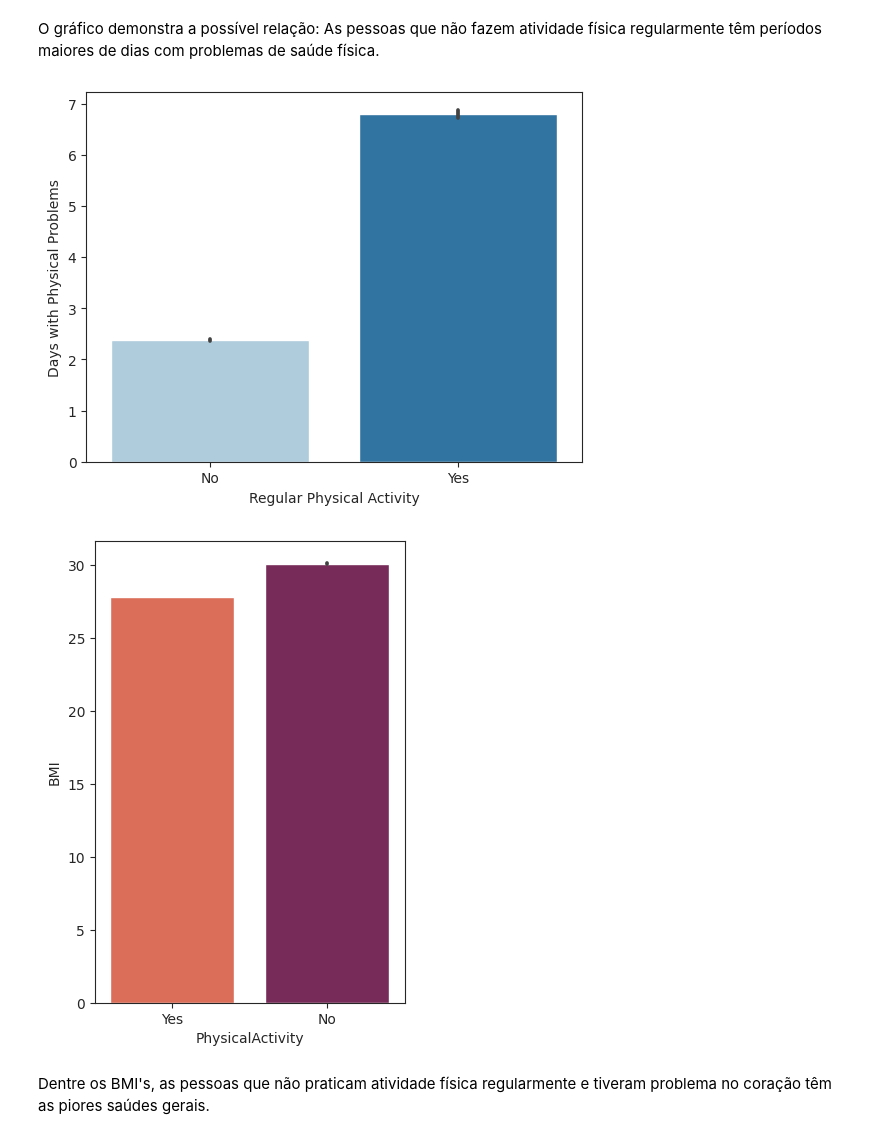
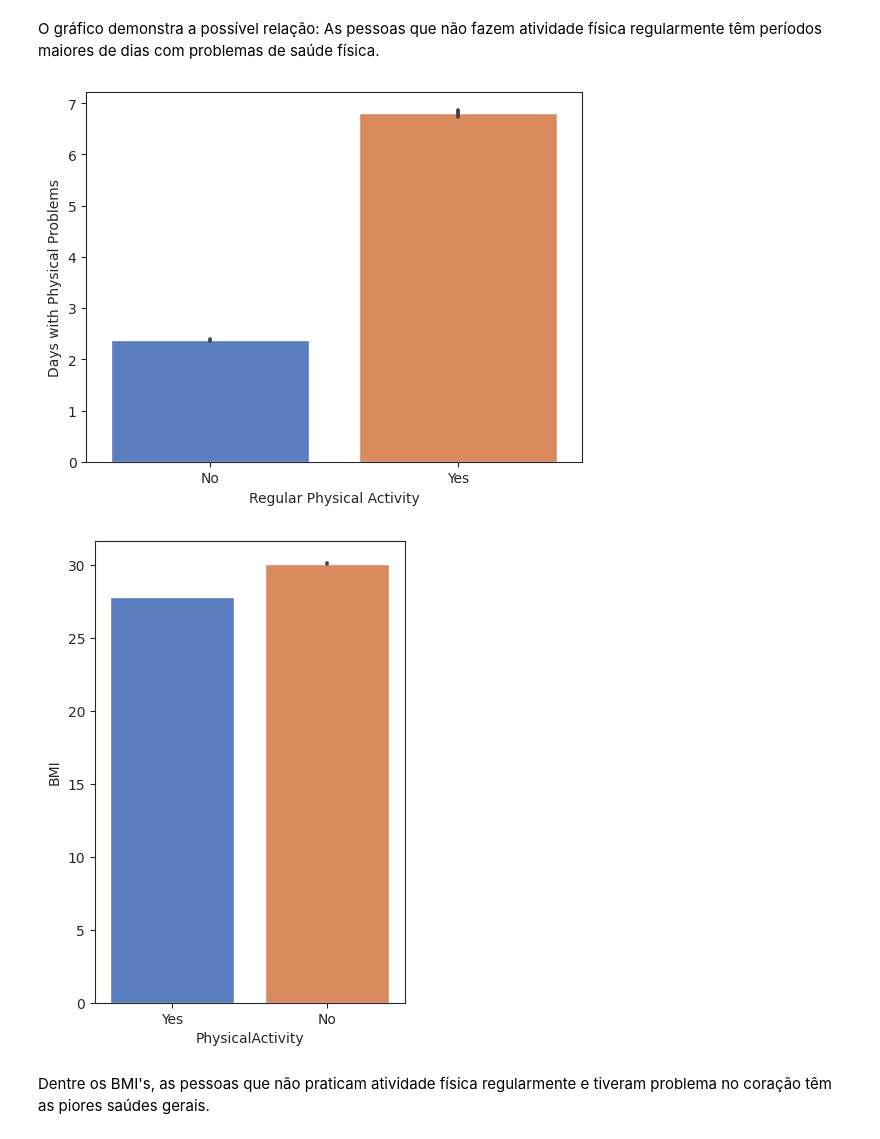
Before and after one commit to samueljos3/ProjetoHeartDisease, a Jupyter notebook: ProjetoHeartDiseaseFIM.ipynb, the cells around one changed output. Cells and saved outputs as stored; diff of their text form; code cells hidden in the pictures.

```diff
--- a/ProjetoHeartDiseaseFIM.ipynb
+++ b/ProjetoHeartDiseaseFIM.ipynb
@@ -383,7 +385,7 @@ O gráfico demonstra a possível relação: As pessoas que não fazem atividade
 
 df['DiabeticNUM'] = df['Diabetic'].replace({"Yes": 1.0, "No": 0.0, "No, borderline diabetes": 0.0, "Yes (during pregnancy)": 1.0})
 # %%
-sns.barplot(data = df, x = "PhysicalActivity", y = "PhysicalHealth", palette = 'Paired')
+sns.barplot(data = df, x = "PhysicalActivity", y = "PhysicalHealth", palette = 'muted')
 
 plt.xticks([0.0, 1.0],["No", "Yes"]) # Mostra 0 como 'No' e 1 como 'Yes'
 plt.xlabel("Regular Physical Activity")
@@ -391,14 +393,14 @@ plt.ylabel("Days with Physical Problems")
 
 plt.show()
 # %% [output]
-[figure, old version]
+[figure, new version]
 # %%
-sns.barplot(data = df, x = "PhysicalActivity", y = "BMI", palette = "rocket_r")
+sns.barplot(data = df, x = "PhysicalActivity", y = "BMI", palette = "muted")
 plt.gcf().set_size_inches(4, 6) # Define o tamanho da figura
 
 plt.show()
 # %% [output]
-[figure, old version]
+[figure, new version]
 # %% [markdown]
 Dentre os BMI's, as pessoas que não praticam atividade física regularmente e tiveram problema no coração têm as piores saúdes gerais.
 # %% [markdown]
```
Also changed, not shown: parts of 25 cells of this notebook.
